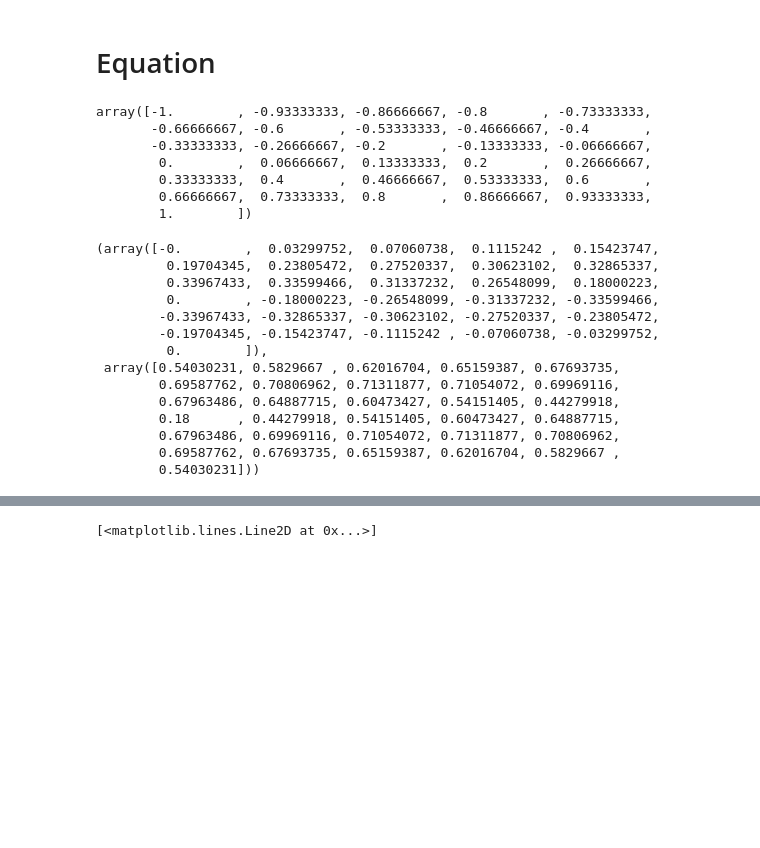
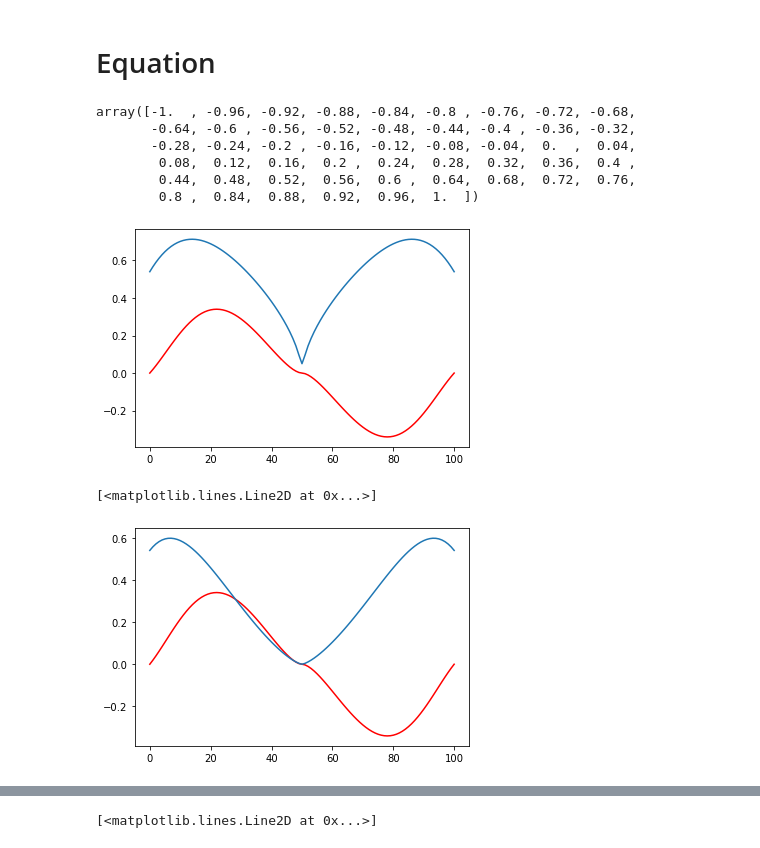
Before and after one commit to mrk-gld/conceptor-aided-recurrent-autoencoder, a Jupyter notebook: heart_data_preprocessing - Copy.ipynb, the cells around one changed output, grey strips where cells are left out. Cells and saved outputs as stored; diff of their text form; code cells hidden in the pictures; blank space fills up the shorter version.

Commit message:
improve heart data

```diff
--- a/heart_data_preprocessing - Copy.ipynb
+++ b/heart_data_preprocessing - Copy.ipynb
@@ -9,43 +9,45 @@ from sklearn.preprocessing import MinMaxScaler
 # %% [markdown]
 # Equation
 # %%
-def heart(t, exp):
+n = 101
+def heart(t, exp, speed = 10, n=n):
+    # t = np.sin(np.pi*t/2)
+    t = np.sign(t)*t**2
     if exp == 0.7:
         y_bound = 0.0
     else:
-        y_bound = 0.18
+        if n == 101:
+            y_bound = 0.05
+        else:
+            y_bound = 0.13
 
     x = np.where(t == 0., 0., np.sin(t)*np.cos(t)*np.log(np.abs(t)))
     y = (np.abs(t))**(exp)*np.cos(t)
     y = np.where(t == 0., y_bound, (np.abs(t))**(exp)*np.cos(t))
+
+    # x = np.where(t == 0., 0., np.sin(t)*np.cos(t)*np.log(np.abs(t)))
+    # y = (np.abs(t))**(exp)*np.cos(t)
     return x, y
 
-a = heart(np.linspace(-1, 1, 31), 0.3)
-b = heart(np.linspace(-1, 1, 31), 0.7)
+a = heart(np.linspace(-1, 1, n), 0.3)
+b = heart(np.linspace(-1, 1, n), 0.7)
 # %%
-np.linspace(-1, 1, 31)
+np.linspace(-1, 1, n)
 # %% [output]
-array([-1.        , -0.93333333, -0.86666667, -0.8       , -0.73333333,
-       -0.66666667, -0.6       , -0.53333333, -0.46666667, -0.4       ,
-       -0.33333333, -0.26666667, -0.2       , -0.13333333, -0.06666667,
-        0.        ,  0.06666667,  0.13333333,  0.2       ,  0.26666667,
-        0.33333333,  0.4       ,  0.46666667,  0.53333333,  0.6       ,
-        0.66666667,  0.73333333,  0.8       ,  0.86666667,  0.93333333,
-        1.        ])
+array([-1.  , -0.96, -0.92, -0.88, -0.84, -0.8 , -0.76, -0.72, -0.68,
+       -0.64, -0.6 , -0.56, -0.52, -0.48, -0.44, -0.4 , -0.36, -0.32,
+       -0.28, -0.24, -0.2 , -0.16, -0.12, -0.08, -0.04,  0.  ,  0.04,
+        0.08,  0.12,  0.16,  0.2 ,  0.24,  0.28,  0.32,  0.36,  0.4 ,
+        0.44,  0.48,  0.52,  0.56,  0.6 ,  0.64,  0.68,  0.72,  0.76,
+        0.8 ,  0.84,  0.88,  0.92,  0.96,  1.  ])
-# %%
-a
-# %% [output]
-(array([-0.        ,  0.03299752,  0.07060738,  0.1115242 ,  0.15423747,
-         0.19704345,  0.23805472,  0.27520337,  0.30623102,  0.32865337,
-         0.33967433,  0.33599466,  0.31337232,  0.26548099,  0.18000223,
-         0.        , -0.18000223, -0.26548099, -0.31337232, -0.33599466,
-        -0.33967433, -0.32865337, -0.30623102, -0.27520337, -0.23805472,
-        -0.19704345, -0.15423747, -0.1115242 , -0.07060738, -0.03299752,
-         0.        ]),
- array([0.54030231, 0.5829667 , 0.62016704, 0.65159387, 0.67693735,
-        0.69587762, 0.70806962, 0.71311877, 0.71054072, 0.69969116,
-        0.67963486, 0.64887715, 0.60473427, 0.54151405, 0.44279918,
-        0.18      , 0.44279918, 0.54151405, 0.60473427, 0.64887715,
-        0.67963486, 0.69969116, 0.71054072, 0.71311877, 0.70806962,
-        0.69587762, 0.67693735, 0.65159387, 0.62016704, 0.5829667 ,
-        0.54030231]))
+# %%
+plt.plot(a[0], c = 'r')
+plt.plot(a[1])
+plt.show()
+
+plt.plot(b[0], c = 'r')
+plt.plot(b[1])
+# %% [output]
+[figure, added]
+[<matplotlib.lines.Line2D at 0x...>]
+[figure, added]
```
Also changed, not shown: parts of 4 cells of this notebook, 7 other files.
